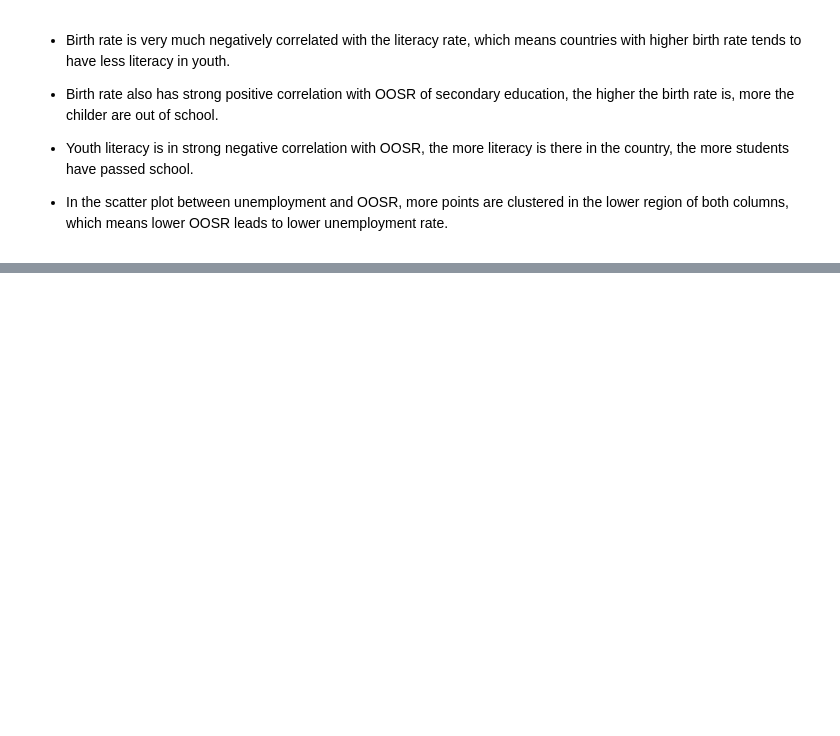
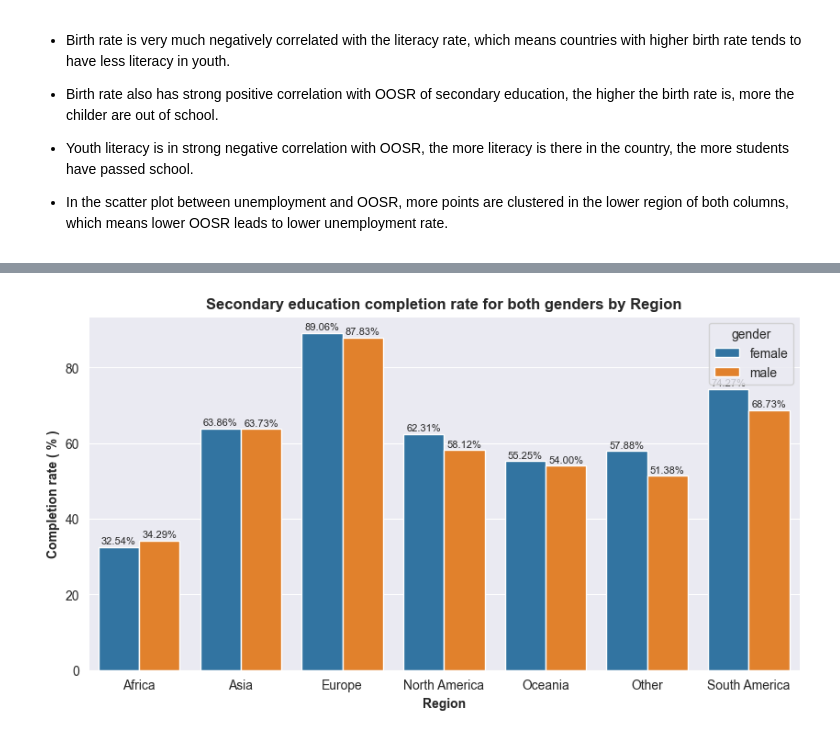
Before and after one commit to ali-bin-kashif/world-educational-dataset-analysis, a Jupyter notebook: world-education-data-analysis.ipynb, the cells around one changed output, grey strips where cells are left out. Cells and saved outputs as stored; diff of their text form; code cells hidden in the pictures; blank space fills up the shorter version.

Commit message:
secondary education chart

```diff
--- a/world-education-data-analysis.ipynb
+++ b/world-education-data-analysis.ipynb
@@ -519,0 +703,3 @@ countries_data
+# %%
+world_edu_region = world_education_data.groupby('region')[['completion_rate_secondary_female', 'completion_rate_secondary_male']].mean().reset_index()
+world_edu_region
@@ -519,0 +715,12 @@ countries_data
+# %%
+world_edu_region = world_edu_region.melt(id_vars=['region'] , var_name="gender", value_name="completion_rate")
+world_edu_region = world_edu_region.replace({'completion_rate_secondary_female' : 'female', 'completion_rate_secondary_male' : 'male'})
+# %%
+set_size_style(10,5,"darkgrid")
+ax = sns.barplot(data=world_edu_region, x='region', y='completion_rate', hue='gender', palette='tab10')
+customize_plot(ax, 'Secondary education completion rate for both genders by Region', 'Region', 'Completion rate ( % )',12,10)
+
+for container in ax.containers:
+    ax.bar_label(container, fmt='%.2f%%', size=8, padding=1)
+# %% [output]
+[figure, added]
```
Also changed, not shown: parts of 31 cells of this notebook.
